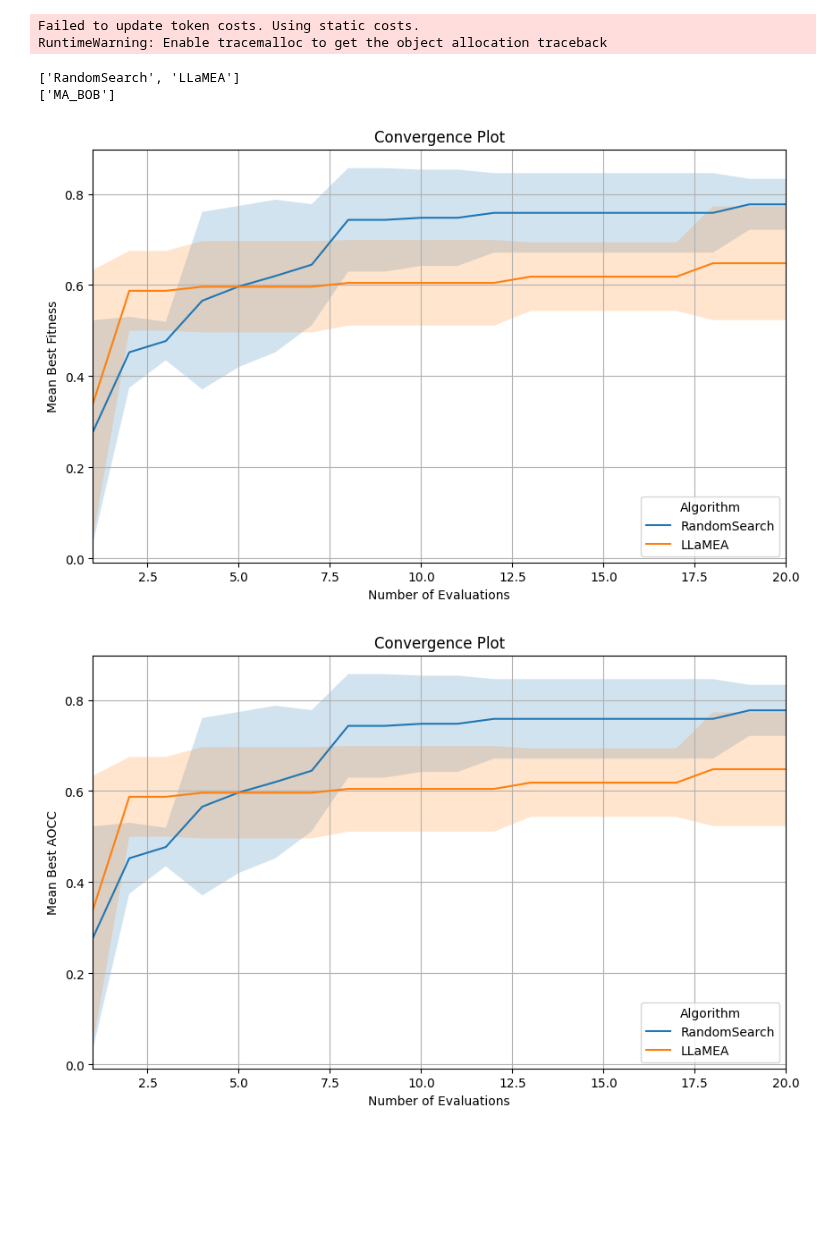
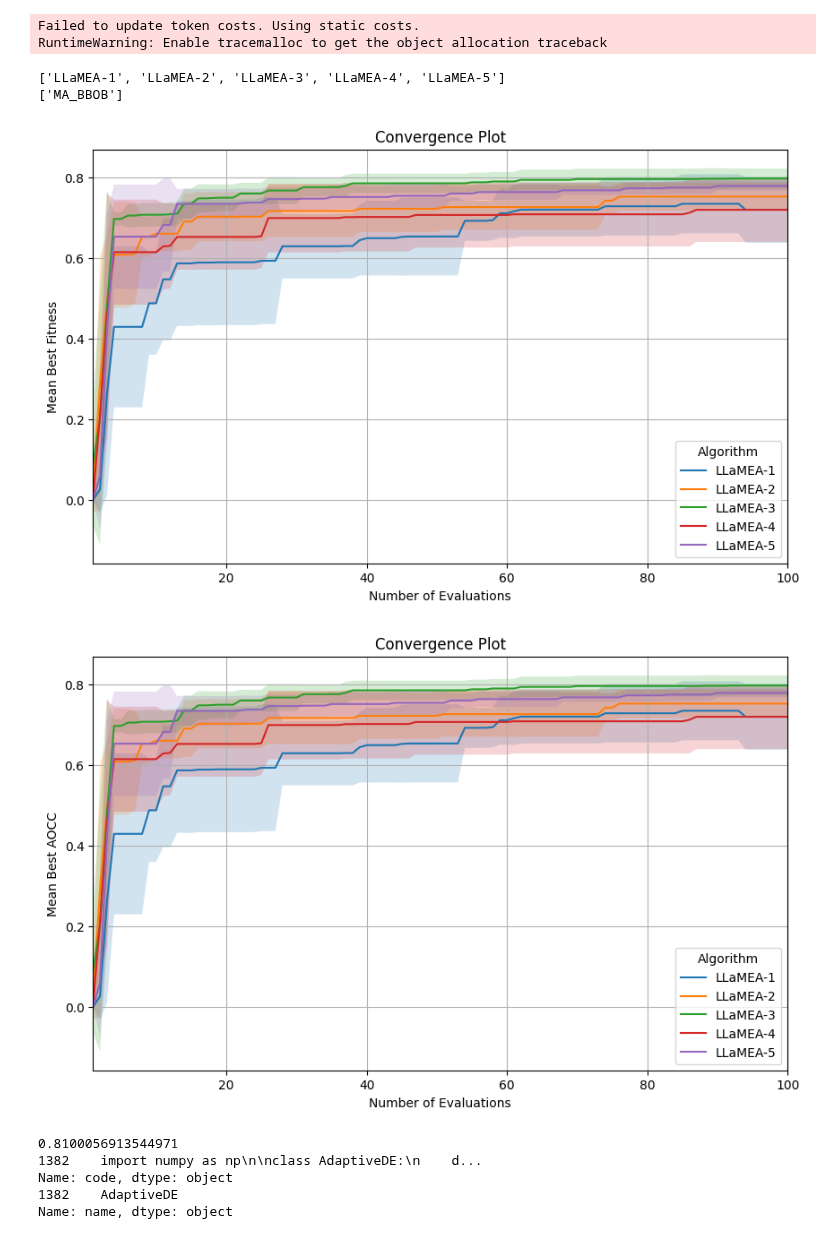
Before and after one commit to XAI-liacs/BLADE, a Jupyter notebook: visualize_mabbob.ipynb, the cells around one changed output. Cells and saved outputs as stored; diff of their text form; code cells hidden in the pictures; blank space fills up the shorter version.

```diff
--- a/visualize_mabbob.ipynb
+++ b/visualize_mabbob.ipynb
@@ -3,7 +3,7 @@ from blade import ExperimentLogger
 from blade import plot_convergence
 import os
 
-logger = ExperimentLogger('MA_BBOB-03-11_144611', True)
+logger = ExperimentLogger('results/MA_BBOB', True)
 # %% [output]
 Failed to update token costs. Using static costs.
 RuntimeWarning: Enable tracemalloc to get the object allocation traceback
@@ -12,8 +12,8 @@ methods, problems = logger.get_methods_problems()
 print(methods)
 print(problems)
 # %% [output]
-['RandomSearch', 'LLaMEA']
-['MA_BOB']
+['LLaMEA-1', 'LLaMEA-2', 'LLaMEA-3', 'LLaMEA-4', 'LLaMEA-5']
+['MA_BBOB']
 # %%
 import pandas as pd
 import matplotlib.pyplot as plt
@@ -64,20 +64,34 @@ def plot_convergence2(data, budget=None):
     plt.show()
 # %%
 import numpy as np
-data = logger.get_problem_data('MA_BOB')
+import json
+data = logger.get_problem_data('MA_BBOB')
 
-data = data.drop(columns=['code', 'description', 'id', 'configspace', 'generation', 'feedback', 'error', 'metadata', 'operator'])
+data = data.drop(columns=['description', 'id', 'configspace', 'generation', 'feedback', 'error', 'metadata'])
 
 
 # method_data = data[data['method_name'] == "RandomSearch"].copy()
 # method_data = method_data.sort_values(by=['seed', '_id'])
 # method_data
 
-plot_convergence2(data, budget=20)
+plot_convergence2(data, budget=100)
 
-plot_convergence(logger, metric="AOCC", save=False, budget=20)
+plot_convergence(logger, metric="AOCC", save=False, budget=100)
 
-#print(problem_data[["_id","id", "name", "fitness", "generation", "method_name", "problem_name", "seed"]].iloc[100:160])
+# get max fitness and show code and name
+print(data['fitness'].max())
+print(data[data['fitness'] == data['fitness'].max()]['code'])
+print(data[data['fitness'] == data['fitness'].max()]['name'])
+# now write the best code to a file (the code is json encoded and should first be decoded)
+best_code = data[data['fitness'] == data['fitness'].max()]['code'].values[0]
+
+with open("best_code.py", "w") as f:
+    f.write(best_code)
 # %% [output]
-[figure, old version]
+[figure, new version]
-[figure, old version]
+[figure, new version]
+0.8100056913544971
+1382    import numpy as np\n\nclass AdaptiveDE:\n    d...
+Name: code, dtype: object
+1382    AdaptiveDE
+Name: name, dtype: object
```
Also changed, not shown: 6 other files.
